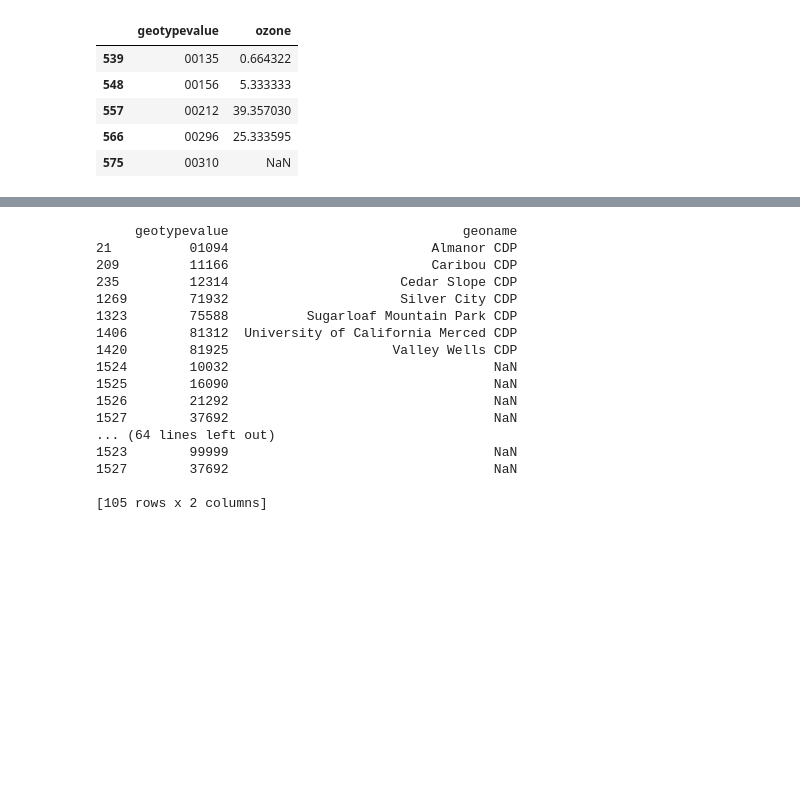
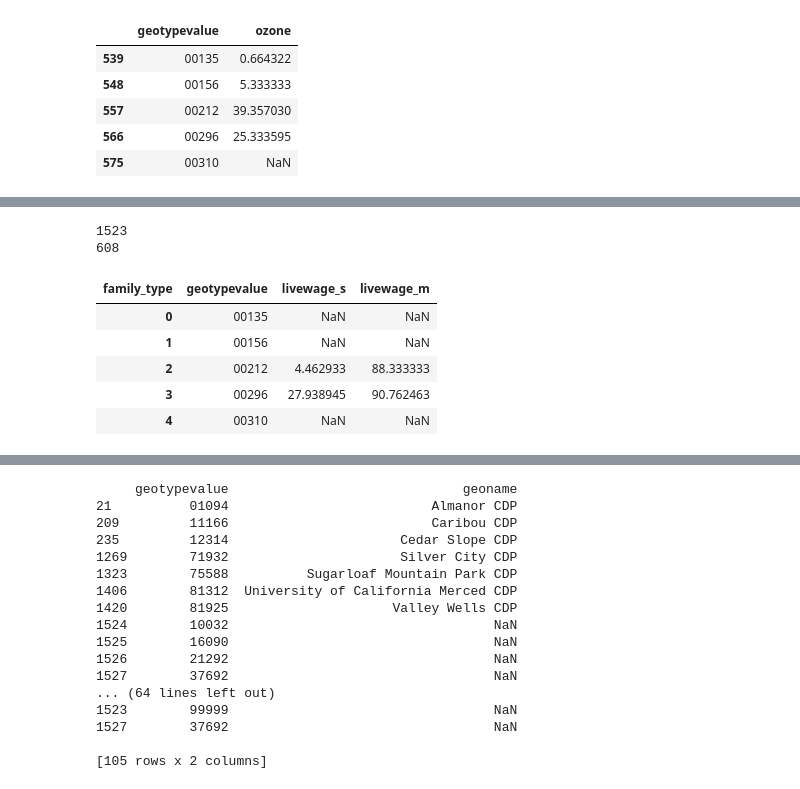
Before and after one commit to crsalviati/CA_Housing, a Jupyter notebook: Data_Build.ipynb, the cells around one changed output, grey strips where cells are left out. Drawn from its saved outputs; the diff is of its cells as text; code cells hidden in the pictures; blank space fills up the shorter version.

```diff
--- a/Data_Build.ipynb
+++ b/Data_Build.ipynb
@@ -380,0 +497,9 @@ temp.head(5)
+# %%
+#Read in HCI file for Living Wage
+tempurl = 'https://github.com/crsalviati/CA_Housing/raw/master/Raw_Data/HCI_Living_Wage_770_PL_CO_RE_CA_9-29-13.xls'
+temp = pd.read_excel(tempurl, sheetname=0, converters={'geotypevalue':str,'county_fips':str})
+temp.columns = [x.lower() for x in temp.columns]
+print temp.shape[0]
+print temp.geotype.unique()
+print temp.reportyear.unique()
+print temp.columns.values
@@ -381,3 +515,23 @@ temp.head(5)
+# %%
+#Keep Place level data for all race, explore years available, limit to fields of interest, reshape data
+temp = temp[(temp.geotype=="PL") & (temp.race_eth_code == 9)]
+temp = temp[['geotypevalue', 'family_type', 'pct_lt_lw']]
+temp = temp.pivot(index='geotypevalue', columns='family_type', values='pct_lt_lw')
+temp.rename(columns={'MarriedCouple2Children':'livewage_s'},inplace =True)
+temp.rename(columns={'SingleMother2Children':'livewage_m'},inplace =True)
+temp.reset_index(level=0, inplace=True)
+print temp.shape[0]
+print temp.livewage_s.isnull().sum()
+temp.head(5)
+# %% [output]
+1523
+608
+| family_type | geotypevalue | livewage_s | livewage_m |
+| 0 | 00135 | NaN | NaN |
+| 1 | 00156 | NaN | NaN |
+| 2 | 00212 | 4.462933 | 88.333333 |
+| 3 | 00296 | 27.938945 | 90.762463 |
+| 4 | 00310 | NaN | NaN |
 # %%
 #Merge onto combined HCI df
 hci2 = pd.merge(hci, temp, on='geotypevalue', how='outer')
```
Also changed, not shown: parts of 11 cells of this notebook, 8 other files.
